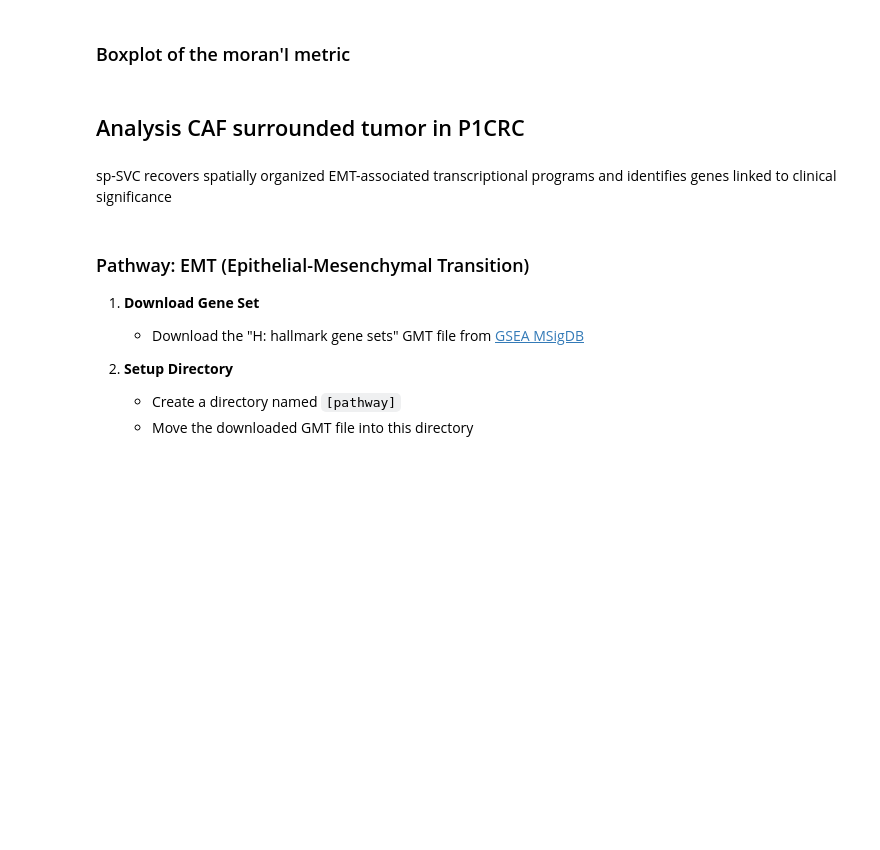
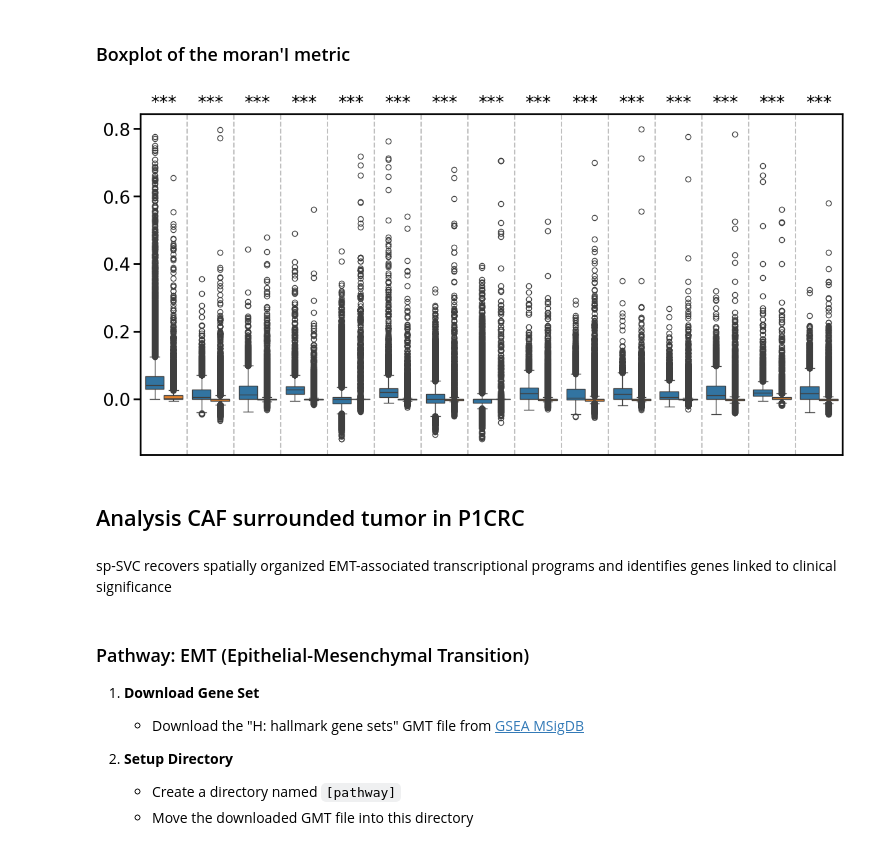
Before and after one commit to wuys13/REVISE, a Jupyter notebook: reproduce/case/VisiumHD_sp_SVC.ipynb, the cells around one changed output. Saved outputs shown, nothing was run; the diff lists cells and outputs as text; code cells hidden in the pictures; blank space fills up the shorter version.

```diff
--- a/reproduce/case/VisiumHD_sp_SVC.ipynb
+++ b/reproduce/case/VisiumHD_sp_SVC.ipynb
@@ -508,21 +550,23 @@ def plot_compare_spatial_autocorr(df_sp_svc, df_original, save_dir, mode = "mora
 # %%
 data_type = "HD"
 mode = "moran"
 patient_ids = ["P1CRC"]
 
-save_dir = f"../../output/sp_SVC_analysis/{patient_id}_{data_type}"
+save_dir = f"../../output/sp_SVC_case/{patient_id}_{data_type}"
 
 for patient_id in tqdm(patient_ids, desc = "patient_id"):
 
     moranI_sp_file = f"{save_dir}/original/{mode}_autocorr.csv"
     moranI_sp = pd.read_csv(moranI_sp_file, index_col = 0)
     moranI_sp.columns = moranI_sp.columns.str.replace("/", "_")
     # moranI_sp
     moranI_sp_svc_file = f"{save_dir}/sp_SVC/{mode}_autocorr.csv"
     moranI_sp_svc = pd.read_csv(moranI_sp_svc_file, index_col = 0)
     # moranI_sp_svc
 
     plot_compare_spatial_autocorr(moranI_sp_svc, moranI_sp, save_dir = save_dir, mode = "moran")
+# %% [output]
+[figure, added]
 # %% [markdown]
 ## Analysis CAF surrounded tumor in P1CRC
 # %% [markdown]
```
Also changed, not shown: parts of 18 cells of this notebook, 19 other files.
